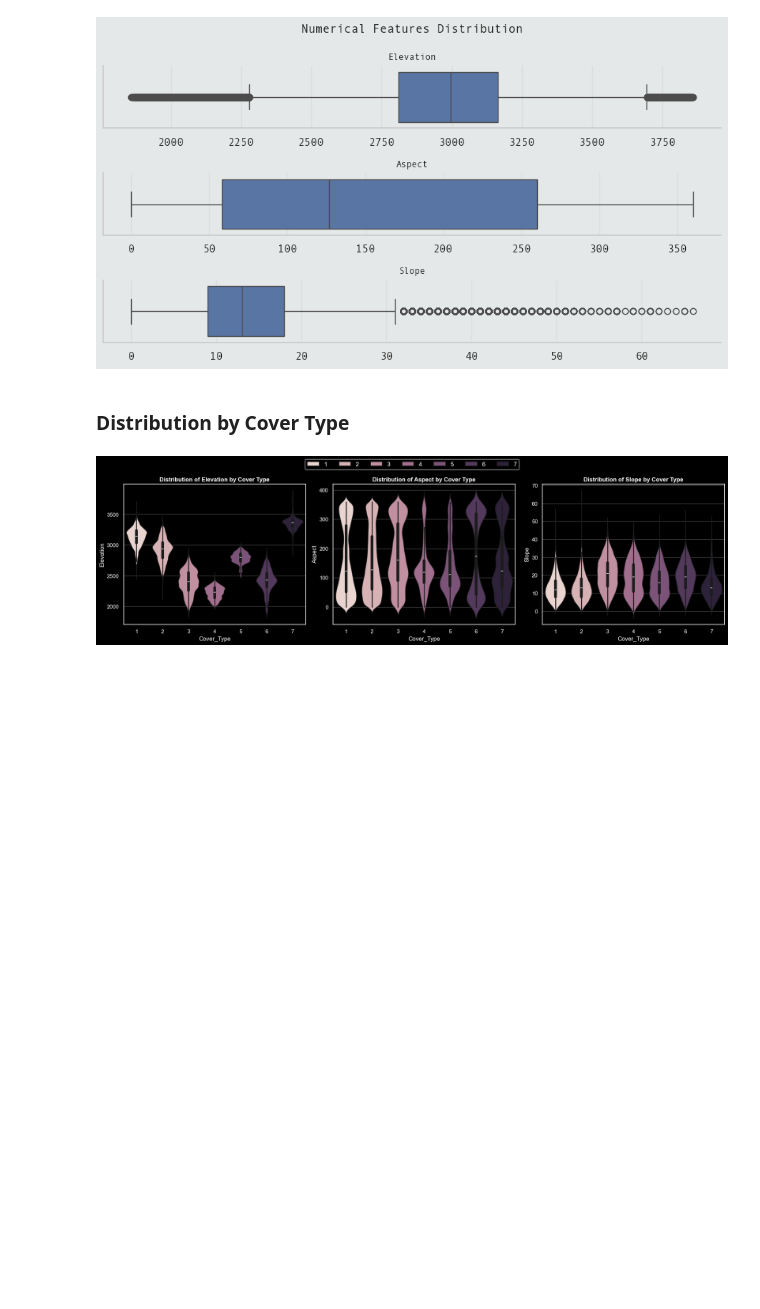
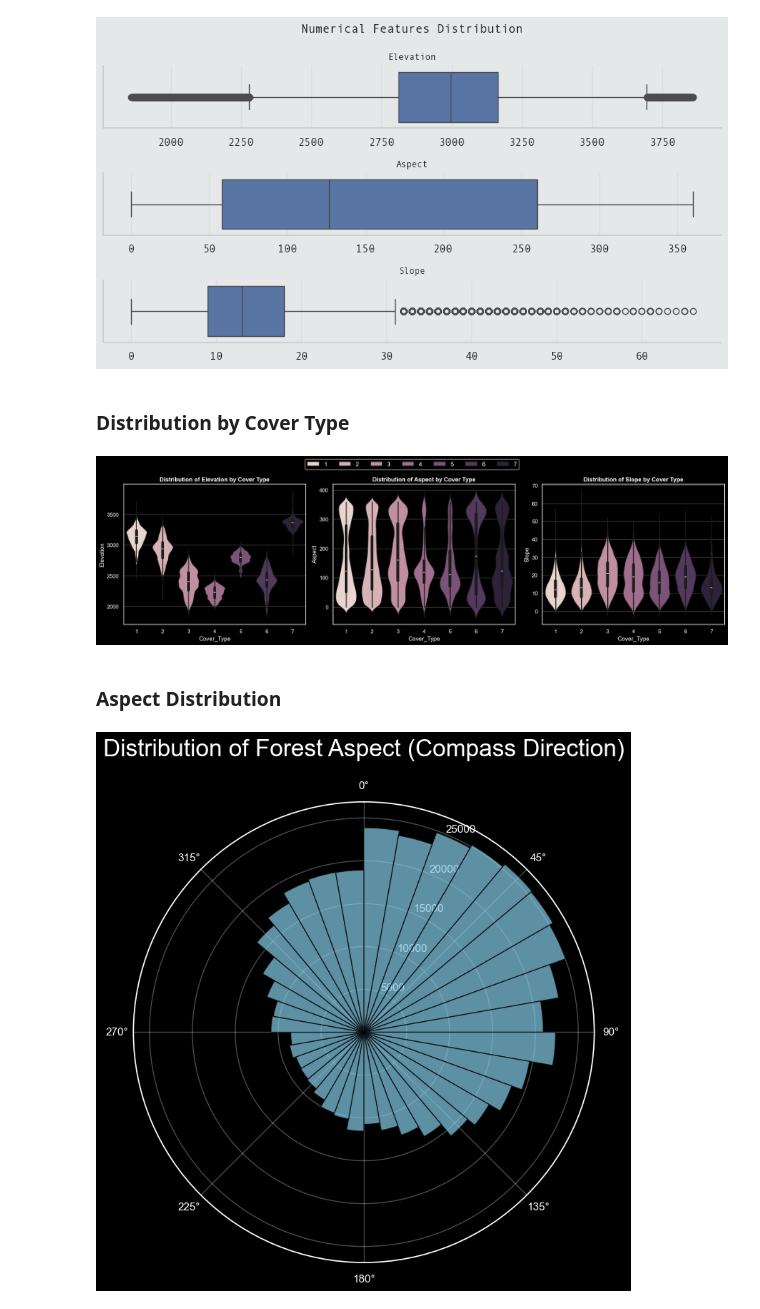
Before and after one commit to Volscente/DruidicGroveAI, a Jupyter notebook: notebooks/covertype/exploratory_data_analysis.ipynb, the cells around one changed output. Drawn from its saved outputs; the diff is of its cells as text; code cells hidden in the pictures; blank space fills up the shorter version.

```diff
--- a/notebooks/covertype/exploratory_data_analysis.ipynb
+++ b/notebooks/covertype/exploratory_data_analysis.ipynb
@@ -206,3 +207,23 @@ for index, column_name in enumerate(raw_numerical_features):
 plt.tight_layout()
 # %% [output]
 [figure]
+# %% [markdown]
+### Aspect Distribution
+# %%
+plt.figure(figsize=(8, 8))
+ax = plt.subplot(111, projection='polar')
+
+# Convert degrees to radians for polar plotting
+aspect_radians = np.radians(covertype_data['Aspect'])
+
+# Create a polar histogram (36 bins = 10 degrees each)
+n, bins, patches = ax.hist(aspect_radians, bins=36, color='skyblue', edgecolor='black', alpha=0.7)
+
+# Set 0 (North) to the top and make it go clockwise
+ax.set_theta_zero_location('N')
+ax.set_theta_direction(-1)
+
+plt.title("Distribution of Forest Aspect (Compass Direction)", va='bottom', pad=20)
+plt.tight_layout()
+# %% [output]
+[figure, added]
```
Also changed, not shown: parts of 1 cell of this notebook.
